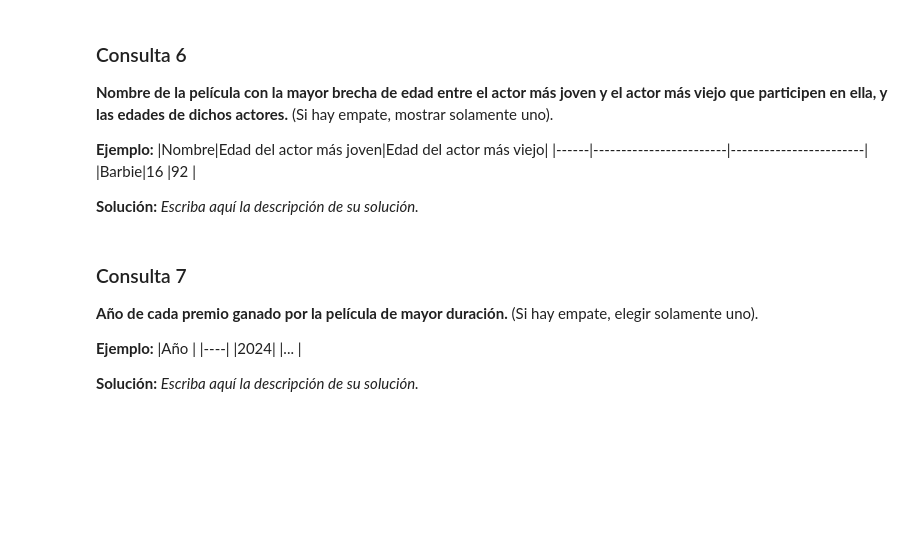
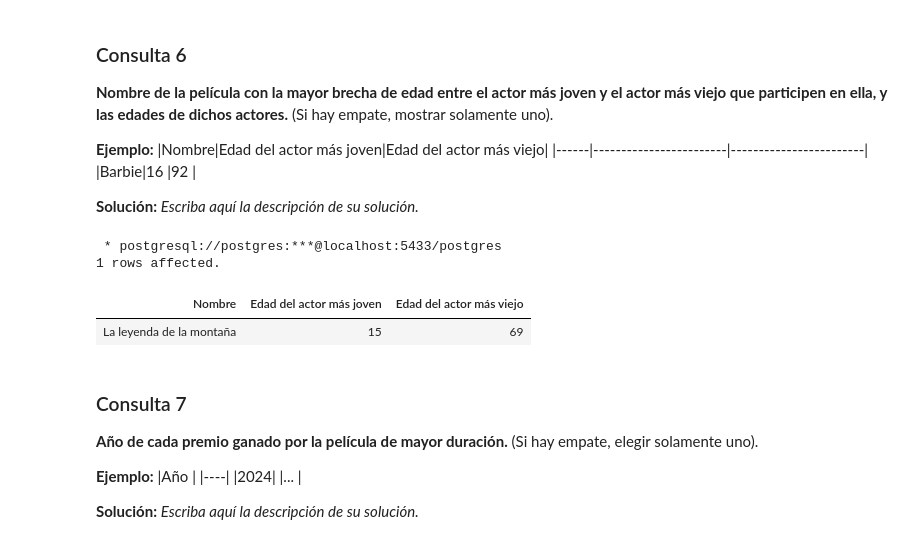
Before and after one commit to Sofiwiwi/Tarea1inf-239, a Jupyter notebook: Tarea_1.ipynb, the cells around one changed output. Saved outputs shown, nothing was run; the diff lists cells and outputs as text; code cells hidden in the pictures; blank space fills up the shorter version.

```diff
--- a/Tarea_1.ipynb
+++ b/Tarea_1.ipynb
@@ -434,3 +431,38 @@ ORDER BY (COUNT(DISTINCT actor.id_actor)) DESC;
+# %%
+%%sql
+SELECT
+    pelicula.nombre AS "Nombre",
+    MIN(DISTINCT actor.edad) AS "Edad del actor más joven",
+    MAX(DISTINCT actor.edad) AS "Edad del actor más viejo"
+FROM
+    pelicula
+INNER JOIN
+    actor_participa_en_pelicula apep ON pelicula.id_pelicula = apep.id_pelicula
+INNER JOIN
+    actor ON apep.id_actor = actor.id_actor
+WHERE
+    pelicula.id_pelicula = (
+        SELECT
+            p.id_pelicula
+        FROM
+            pelicula p
+        INNER JOIN
+            actor_participa_en_pelicula apep ON p.id_pelicula = apep.id_pelicula
+        INNER JOIN
+            actor a ON apep.id_actor = a.id_actor
+        GROUP BY
+            p.id_pelicula
+        ORDER BY
+            (MAX(a.edad) - MIN(a.edad)) DESC
+        LIMIT 1
+    )
+GROUP BY
+    pelicula.nombre;
+# %% [output]
+ * postgresql://postgres:***@localhost:5433/postgres
+1 rows affected.
+| Nombre | Edad del actor más joven | Edad del actor más viejo |
+| La leyenda de la montaña | 15 | 69 |
 # %% [markdown]
 ### Consulta 7
 **Año de cada premio ganado por la película de mayor duración.** (Si hay empate, elegir solamente uno).
```
Also changed, not shown: parts of 2 cells of this notebook.
